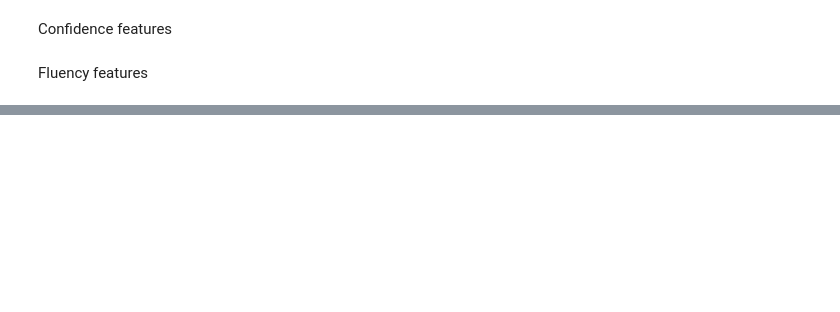
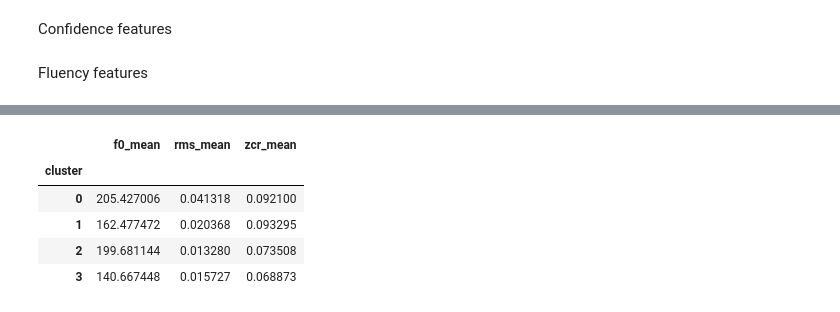
Before and after one commit to lemon-mochi/AI-Based-Public-Speaking-Feedback-System, a Jupyter notebook: Main.ipynb, the cells around one changed output, grey strips where cells are left out. Drawn from its saved outputs; the diff is of its cells as text; code cells hidden in the pictures; blank space fills up the shorter version.

```diff
--- a/Main.ipynb
+++ b/Main.ipynb
@@ -322,0 +373,10 @@ print(df_filtered[['filename', 'pitch_variation', 'energy_stability', 'pause_fre
+# %%
+# classify the three clusters
+df_filtered.groupby('cluster')[['f0_mean', 'rms_mean', 'zcr_mean']].mean()
+# %% [output]
+|  | f0_mean | rms_mean | zcr_mean |
+| cluster |  |  |  |
+| 0 | 205.427006 | 0.041318 | 0.092100 |
+| 1 | 162.477472 | 0.020368 | 0.093295 |
+| 2 | 199.681144 | 0.013280 | 0.073508 |
+| 3 | 140.667448 | 0.015727 | 0.068873 |
```
Also changed, not shown: parts of 16 cells of this notebook.
